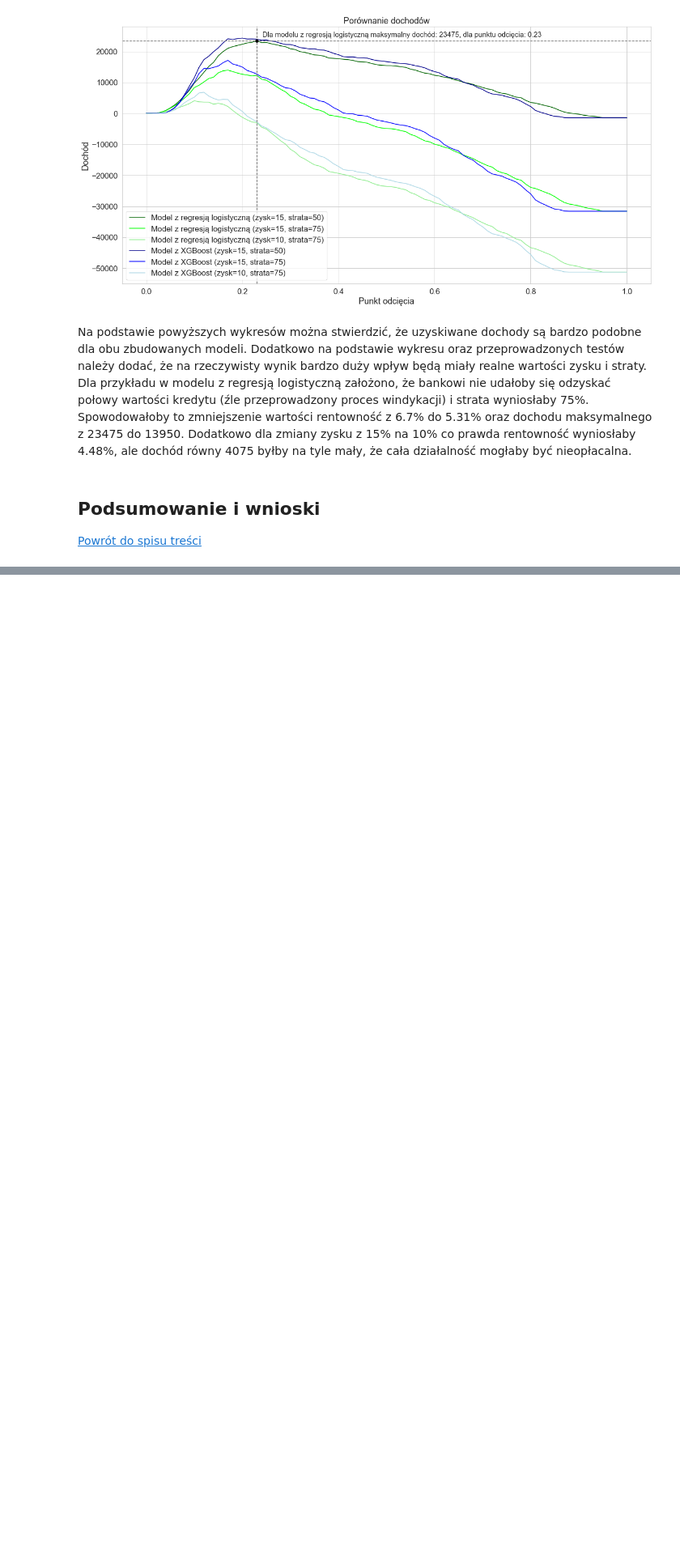
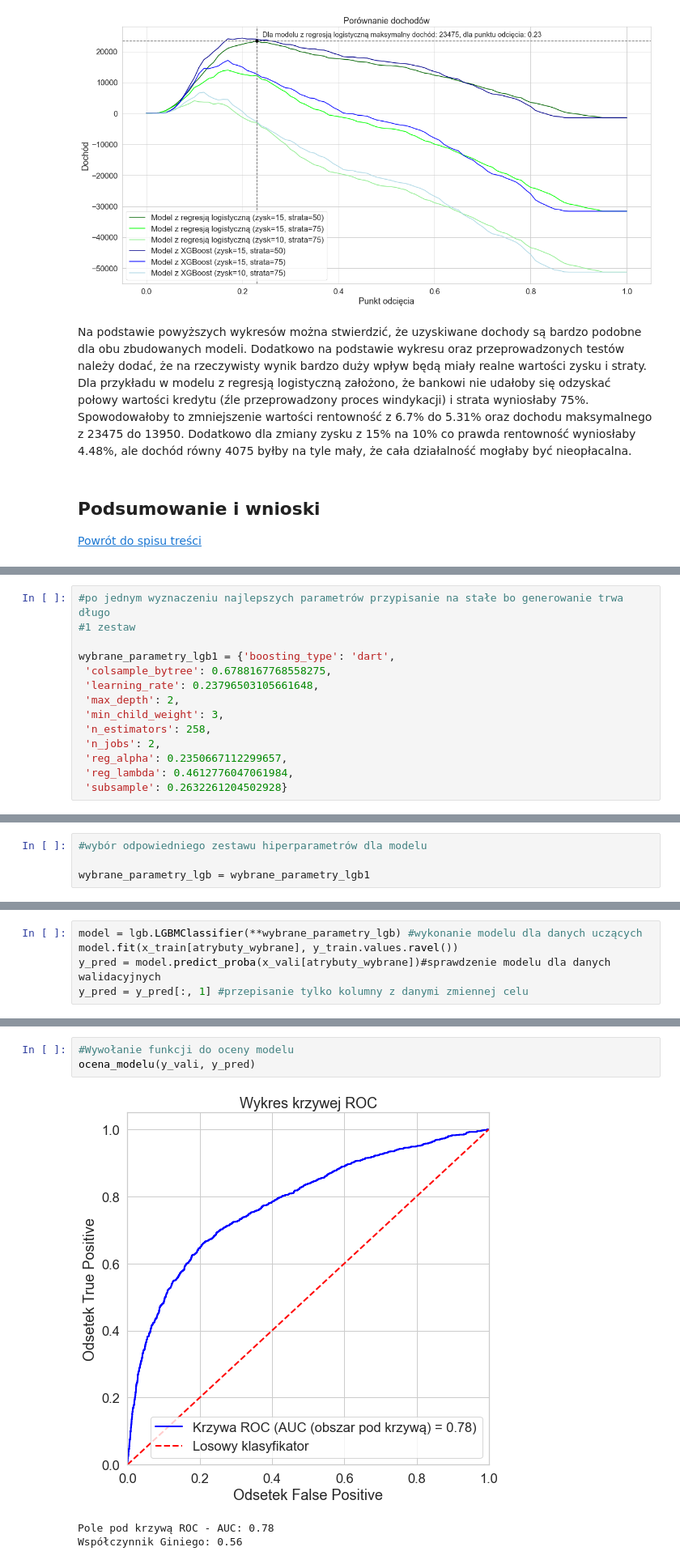
Before and after one commit to TomekSwiatek/Analiza-i-predykcja-sp-aty-nale-no-ci-przez-posiadaczy-kart-kredytowych, a Jupyter notebook: Analiza i predykcja spłaty należności przez posiadaczy kart kredytowych.ipynb, the cells around one changed output, grey strips where cells are left out. Shown at 81% size. Drawn from its saved outputs; the diff is of its cells as text; blank space fills up the shorter version.

```diff
--- a/Analiza i predykcja spłaty należności przez posiadaczy kart kredytowych.ipynb
+++ b/Analiza i predykcja spłaty należności przez posiadaczy kart kredytowych.ipynb
@@ -1469,0 +1767,14 @@ W celu dokładnej oceny jakości modelu przed zastosowaniem w rzeczywistych waru
+# %%
+#po jednym wyznaczeniu najlepszych parametrów przypisanie na stałe bo generowanie trwa długo
+#1 zestaw
+
+wybrane_parametry_lgb1 = {'boosting_type': 'dart',
+ 'colsample_bytree': 0.6788167768558275,
+ 'learning_rate': 0.23796503105661648,
+ 'max_depth': 2,
+ 'min_child_weight': 3,
+ 'n_estimators': 258,
+ 'n_jobs': 2,
+ 'reg_alpha': 0.2350667112299657,
+ 'reg_lambda': 0.4612776047061984,
+ 'subsample': 0.2632261204502928}
@@ -1469,0 +1795,4 @@ W celu dokładnej oceny jakości modelu przed zastosowaniem w rzeczywistych waru
+# %%
+#wybór odpowiedniego zestawu hiperparametrów dla modelu
+
+wybrane_parametry_lgb = wybrane_parametry_lgb1
@@ -1469,0 +1804,5 @@ W celu dokładnej oceny jakości modelu przed zastosowaniem w rzeczywistych waru
+# %%
+model = lgb.LGBMClassifier(**wybrane_parametry_lgb) #wykonanie modelu dla danych uczących
+model.fit(x_train[atrybuty_wybrane], y_train.values.ravel())
+y_pred = model.predict_proba(x_vali[atrybuty_wybrane])#sprawdzenie modelu dla danych walidacyjnych
+y_pred = y_pred[:, 1] #przepisanie tylko kolumny z danymi zmiennej celu
@@ -1469,0 +1834,7 @@ W celu dokładnej oceny jakości modelu przed zastosowaniem w rzeczywistych waru
+# %%
+#Wywołanie funkcji do oceny modelu
+ocena_modelu(y_vali, y_pred)
+# %% [output]
+[figure, added]
+Pole pod krzywą ROC - AUC: 0.78
+Współczynnik Giniego: 0.56
```
Also changed, not shown: parts of 96 cells of this notebook, 5 other files.
